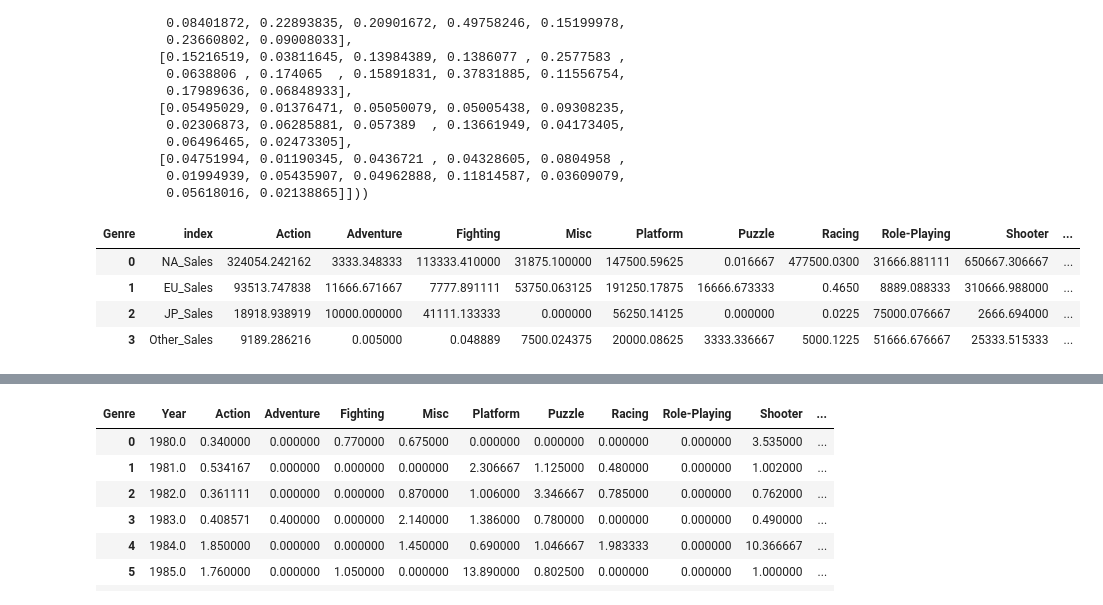
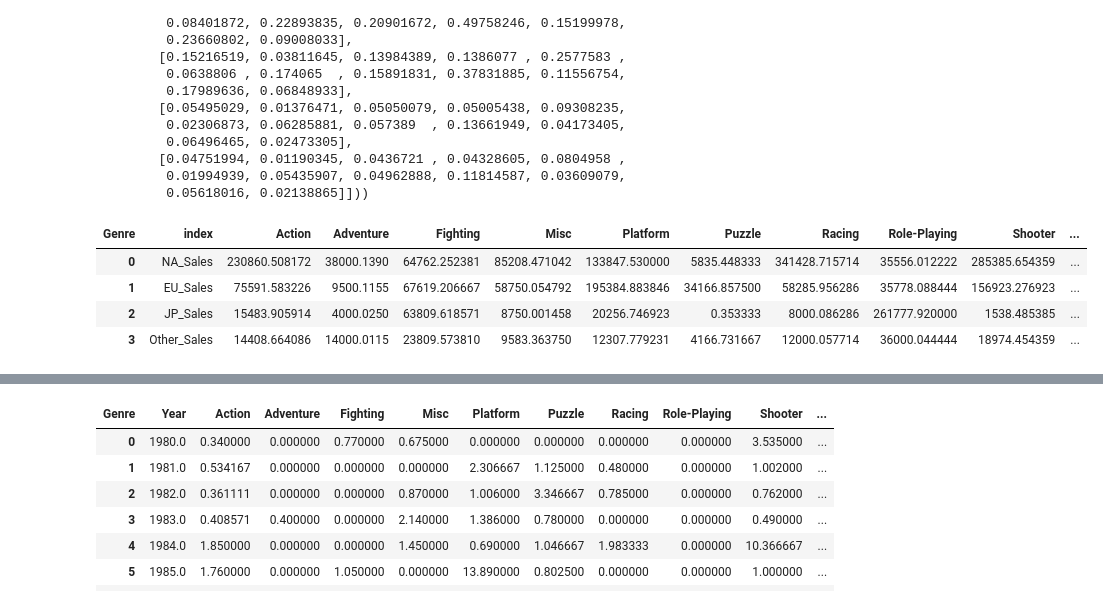
Before and after one commit to nojihun/save, a Jupyter notebook: AI_05_노지훈_section1.ipynb, the cells around one changed output, grey strips where cells are left out. Drawn from its saved outputs; the diff is of its cells as text; code cells hidden in the pictures.

```diff
--- a/AI_05_노지훈_section1.ipynb
+++ b/AI_05_노지훈_section1.ipynb
@@ -85,7 +85,7 @@ db = df[df['EU_Sales']>=20]
 dc= df[df['JP_Sales']>=20]
 dd = df[df['Other_Sales']>=20]
 de = pd.concat([da,db,dc,dd])
-df_best = de.drop_duplicates(['Name'])
+df_best = de.drop_duplicates(['Unnamed: 0'] , keep = 'first')
 df_best = df_best.drop(['Unnamed: 0'], axis = 'columns')
 df_best = df_best.reset_index()
 df_best = df_best.drop(['index'] , axis = 'columns')
@@ -269,16 +269,16 @@ chi2_contingency(df2_n)
          0.01994939, 0.05435907, 0.04962888, 0.11814587, 0.03609079,
          0.05618016, 0.02138865]]))
 # %%
-df2_best= pd.DataFrame(df_best_n.groupby(['Genre'])[['NA_Sales','EU_Sales', 'JP_Sales', 'Other_Sales']].mean()) #잘팔린 게임들 중에서 장르에 따른 지역별 선호도.
+df2_best= pd.DataFrame(df_best.groupby(['Genre'])[['NA_Sales','EU_Sales', 'JP_Sales', 'Other_Sales']].mean()) #잘팔린 게임들 중에서 장르에 따른 지역별 선호도.
 df2_best= df2_best.T
 df2_best = df2_best.reset_index()
 df2_best
 # %% [output]
 | Genre | index | Action | Adventure | Fighting | Misc | Platform | Puzzle | Racing | Role-Playing | Shooter | ... |
-| 0 | NA_Sales | 324054.242162 | 3333.348333 | 113333.410000 | 31875.100000 | 147500.59625 | 0.016667 | 477500.0300 | 31666.881111 | 650667.306667 | ... |
-| 1 | EU_Sales | 93513.747838 | 11666.671667 | 7777.891111 | 53750.063125 | 191250.17875 | 16666.673333 | 0.4650 | 8889.088333 | 310666.988000 | ... |
-| 2 | JP_Sales | 18918.938919 | 10000.000000 | 41111.133333 | 0.000000 | 56250.14125 | 0.000000 | 0.0225 | 75000.076667 | 2666.694000 | ... |
-| 3 | Other_Sales | 9189.286216 | 0.005000 | 0.048889 | 7500.024375 | 20000.08625 | 3333.336667 | 5000.1225 | 51666.676667 | 25333.515333 | ... |
+| 0 | NA_Sales | 230860.508172 | 38000.1390 | 64762.252381 | 85208.471042 | 133847.530000 | 5835.448333 | 341428.715714 | 35556.012222 | 285385.654359 | ... |
+| 1 | EU_Sales | 75591.583226 | 9500.1155 | 67619.206667 | 58750.054792 | 195384.883846 | 34166.857500 | 58285.956286 | 35778.088444 | 156923.276923 | ... |
+| 2 | JP_Sales | 15483.905914 | 4000.0250 | 63809.618571 | 8750.001458 | 20256.746923 | 0.353333 | 8000.086286 | 261777.920000 | 1538.485385 | ... |
+| 3 | Other_Sales | 14408.664086 | 14000.0115 | 23809.573810 | 9583.363750 | 12307.779231 | 4166.731667 | 12000.057714 | 36000.044444 | 18974.454359 | ... |
 # %%
 df2_best.plot(x= 'index', y=['Action',	'Adventure',	'Fighting',	'Misc',	'Platform',	'Puzzle',	'Racing',	'Role-Playing',	'Shooter',	'Simulation',	'Sports',	'Strategy'], kind="bar",figsize=(15,10))
 plt.show()
```
Also changed, not shown: parts of 24 cells of this notebook.
